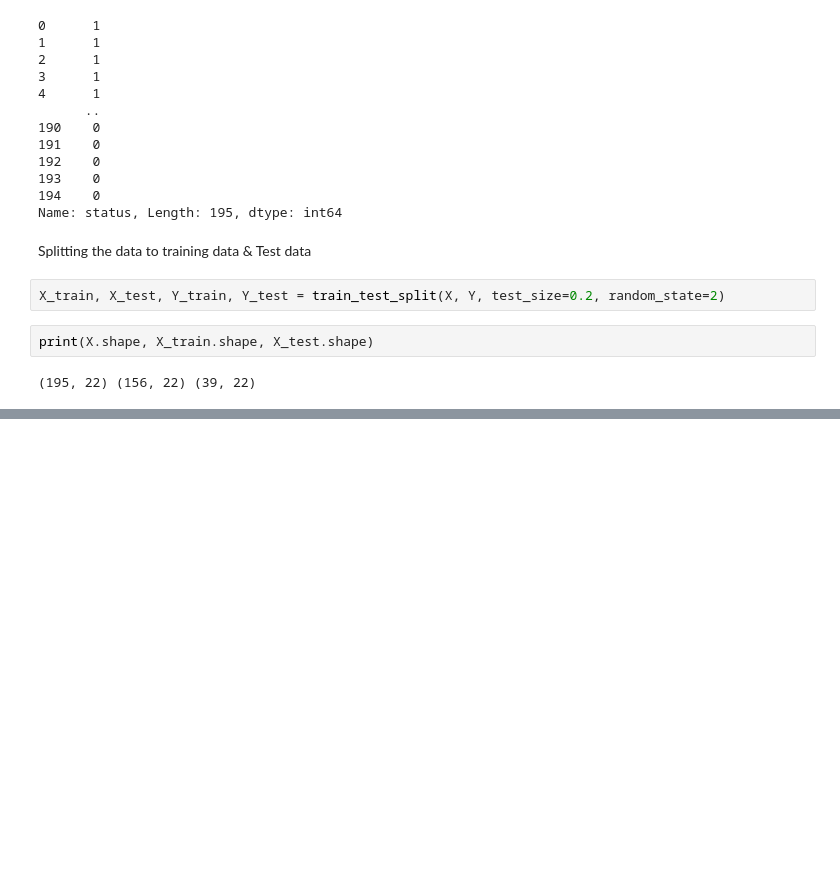
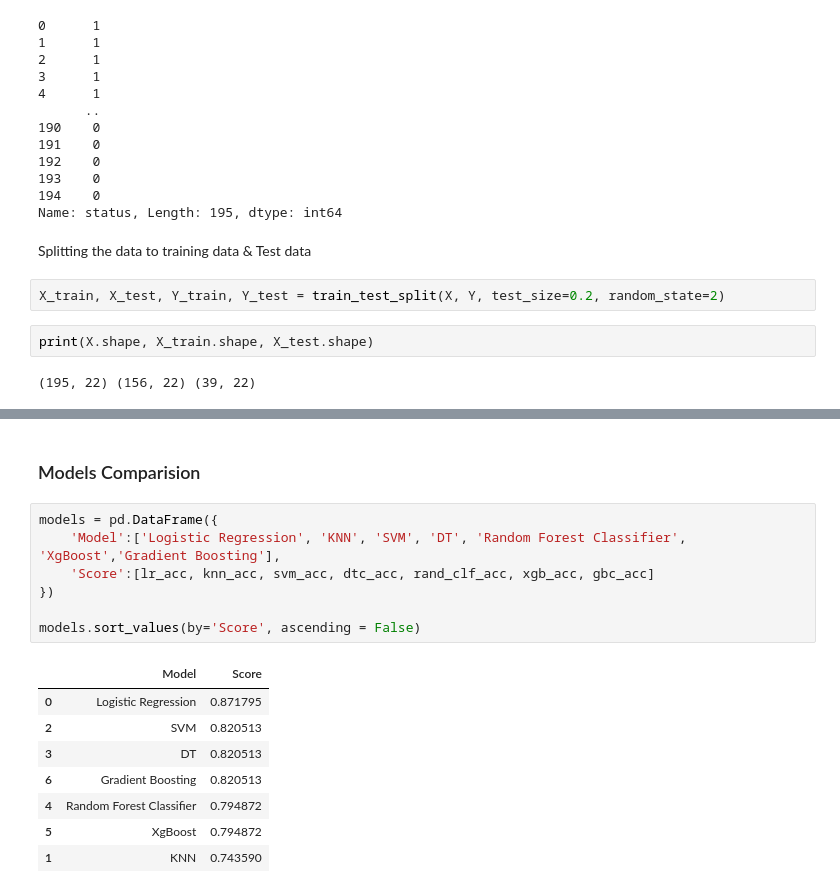
Before and after one commit to SandeepGarikapati/health-assitant, a Jupyter notebook: colab_files_to_train_models/Multiple disease prediction system - Parkinsons.ipynb, the cells around one changed output, grey strips where cells are left out. Saved outputs shown, nothing was run; the diff lists cells and outputs as text; blank space fills up the shorter version.

```diff
--- a/colab_files_to_train_models/Multiple disease prediction system - Parkinsons.ipynb
+++ b/colab_files_to_train_models/Multiple disease prediction system - Parkinsons.ipynb
@@ -240,0 +495,18 @@ PPE
+# %% [markdown]
+### Models Comparision
+# %%
+models = pd.DataFrame({
+    'Model':['Logistic Regression', 'KNN', 'SVM', 'DT', 'Random Forest Classifier', 'XgBoost','Gradient Boosting'],
+    'Score':[lr_acc, knn_acc, svm_acc, dtc_acc, rand_clf_acc, xgb_acc, gbc_acc]
+})
+
+models.sort_values(by='Score', ascending = False)
+# %% [output]
+|  | Model | Score |
+| 0 | Logistic Regression | 0.871795 |
+| 2 | SVM | 0.820513 |
+| 3 | DT | 0.820513 |
+| 6 | Gradient Boosting | 0.820513 |
+| 4 | Random Forest Classifier | 0.794872 |
+| 5 | XgBoost | 0.794872 |
+| 1 | KNN | 0.743590 |
```
Also changed, not shown: parts of 49 cells of this notebook, 6 other files.
